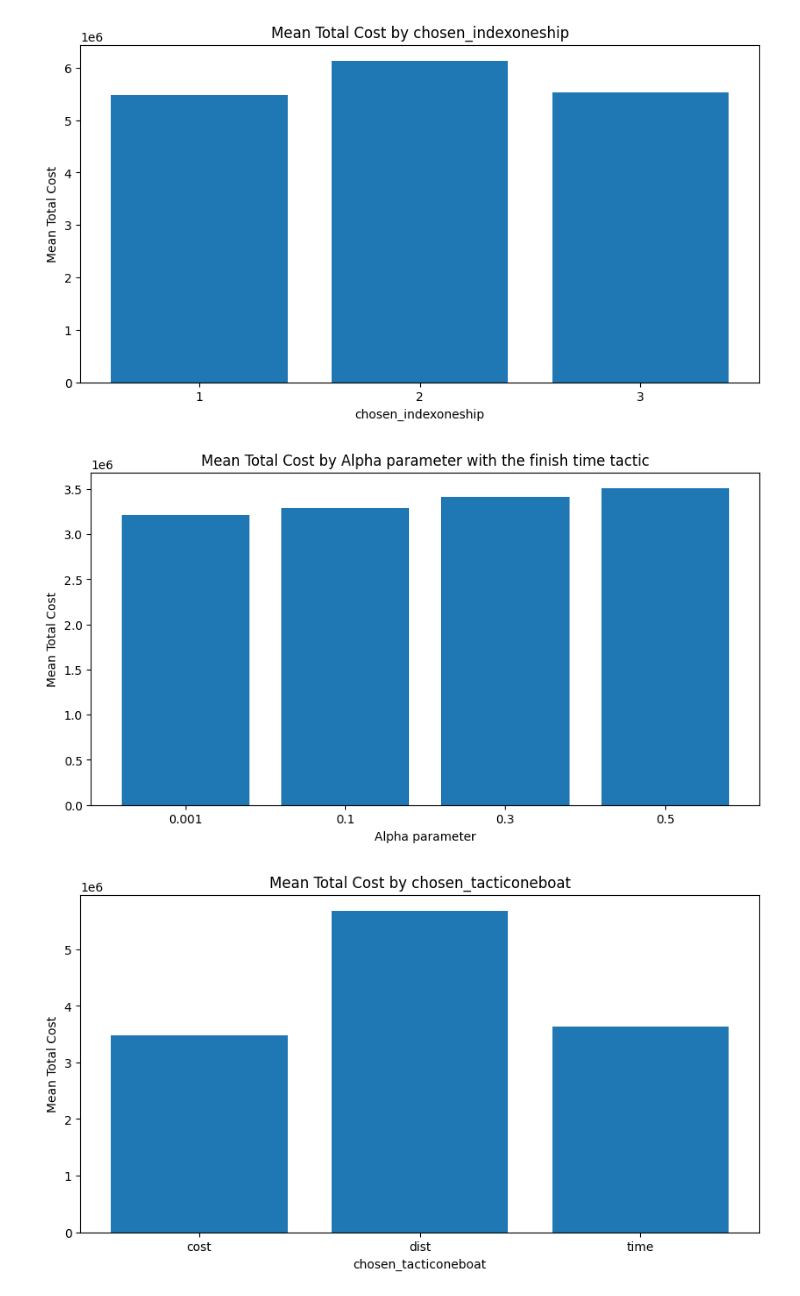
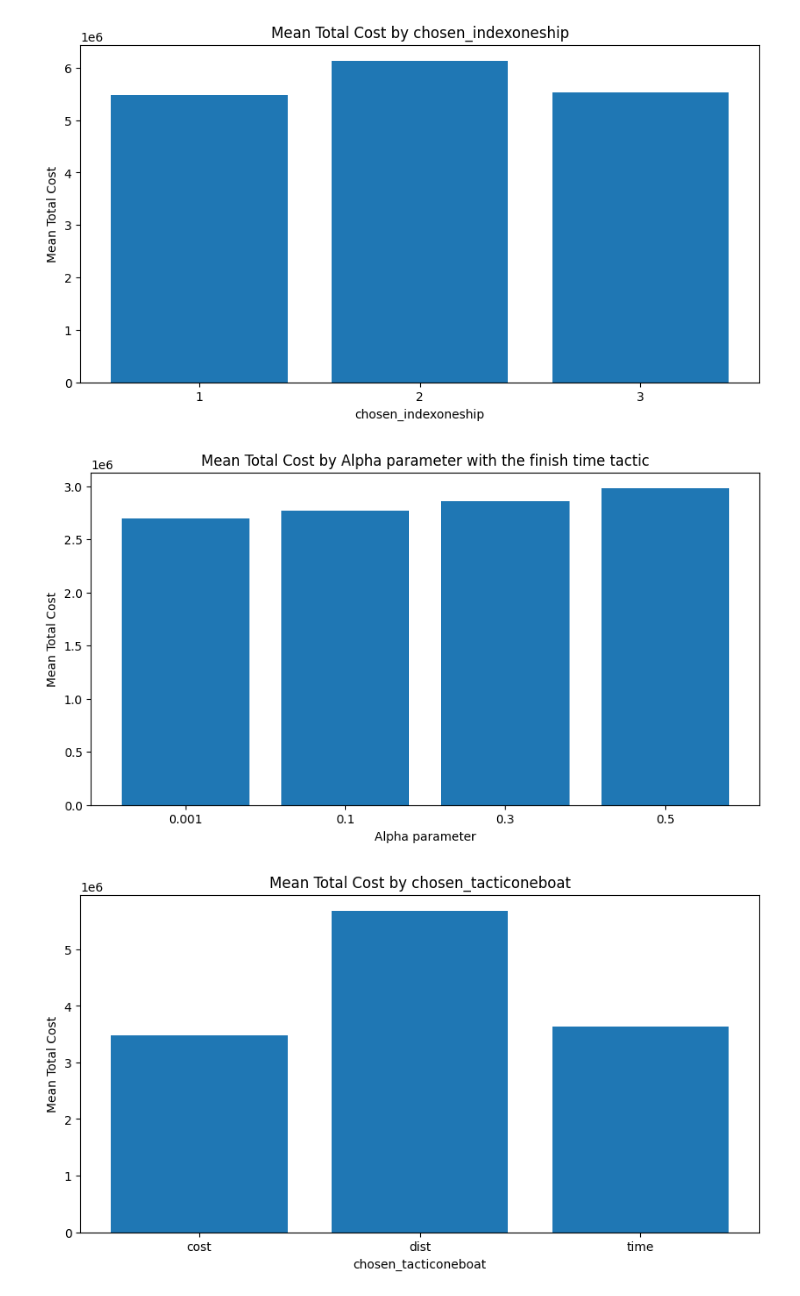
Before and after one commit to Loic-Ker/MCBAP-multi-port-berth-allocation-problem, a Jupyter notebook: my_code/results_analysis/grasp_analysis.ipynb, the cells around one changed output. Cells and saved outputs as stored; diff of their text form; code cells hidden in the pictures.

```diff
--- a/my_code/results_analysis/grasp_analysis.ipynb
+++ b/my_code/results_analysis/grasp_analysis.ipynb
@@ -598,35 +598,35 @@ for column_name in columns_to_plot:
 import pandas as pd
 import numpy as np
 import matplotlib.pyplot as plt
 
 # List of the columns for which bar plots are needed
 columns_to_plot = [
     "chosen_indexallship",
 ]
 
 # Loop through each column name to extract the value from the series
 for column_name in columns_to_plot:
     # Extracting value from the series in each cell and assigning it back
     dataset[column_name] = dataset[column_name].apply(lambda x: x.iloc[0] if isinstance(x, pd.Series) and not x.empty else (x if not isinstance(x, pd.Series) else np.nan))
 
 # Loop through each column name to create the bar plots
 for column_name in columns_to_plot:
     # Group by the column name and calculate the mean total cost for each unique value
-    mean_total_costs = dataset[dataset["chosen_tacticallboats"]=='time'].groupby(column_name).agg({'Total Cost': 'mean'}).reset_index()
+    mean_total_costs = dataset[dataset["chosen_tacticallboats"]=='cost'].groupby(column_name).agg({'Total Cost': 'mean'}).reset_index()
 
     # Plot the bar plot
     plt.figure(figsize=(10, 5))
     plt.bar(['0.001', '0.1', '0.3', '0.5'], mean_total_costs['Total Cost'])
 
     # Add labels and title
     plt.xlabel("Alpha parameter")
     plt.ylabel('Mean Total Cost')
     plt.title(f'Mean Total Cost by Alpha parameter with the finish time tactic')
 
     # Show plot
     plt.show()
 # %% [output]
-[figure, old version]
+[figure, new version]
 # %%
 import pandas as pd
 import numpy as np
```
Also changed, not shown: parts of 14 cells of this notebook, 49 other files.
